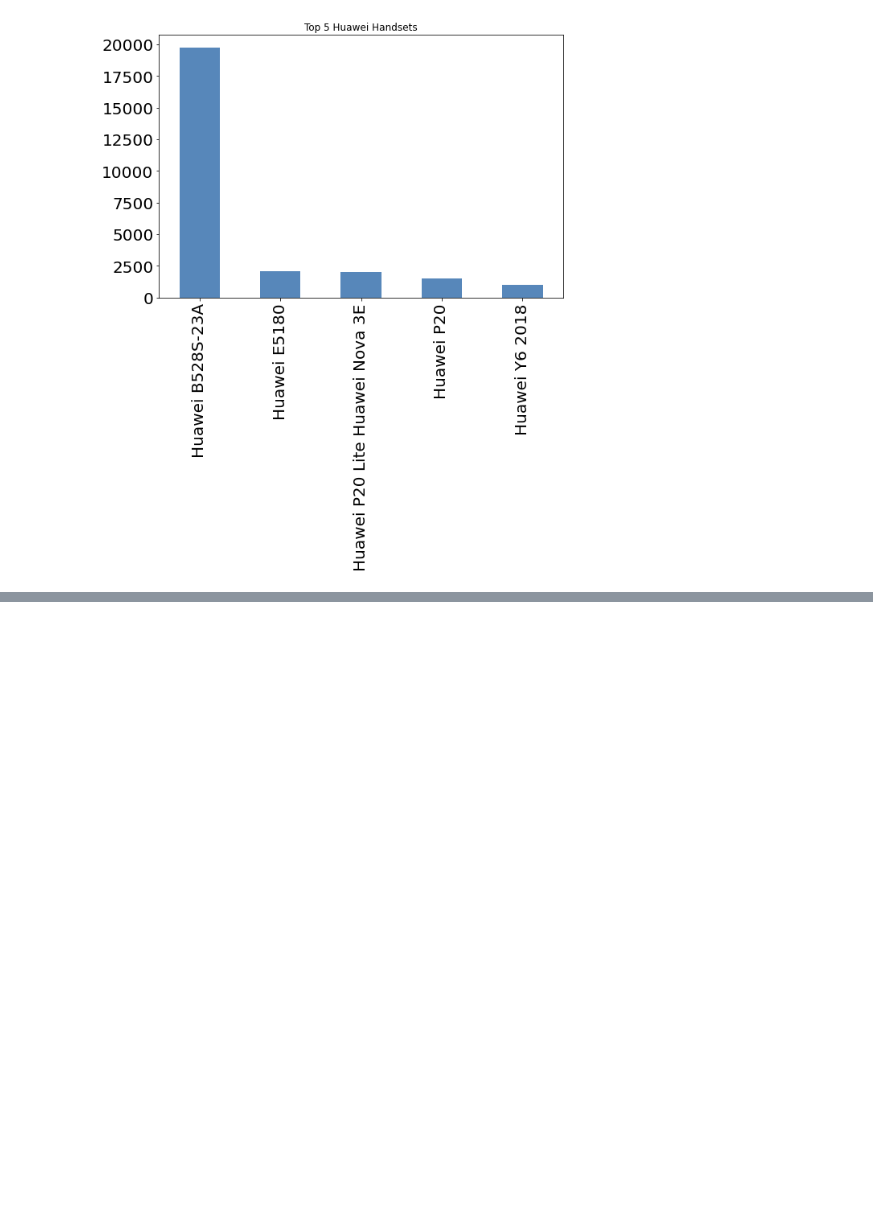
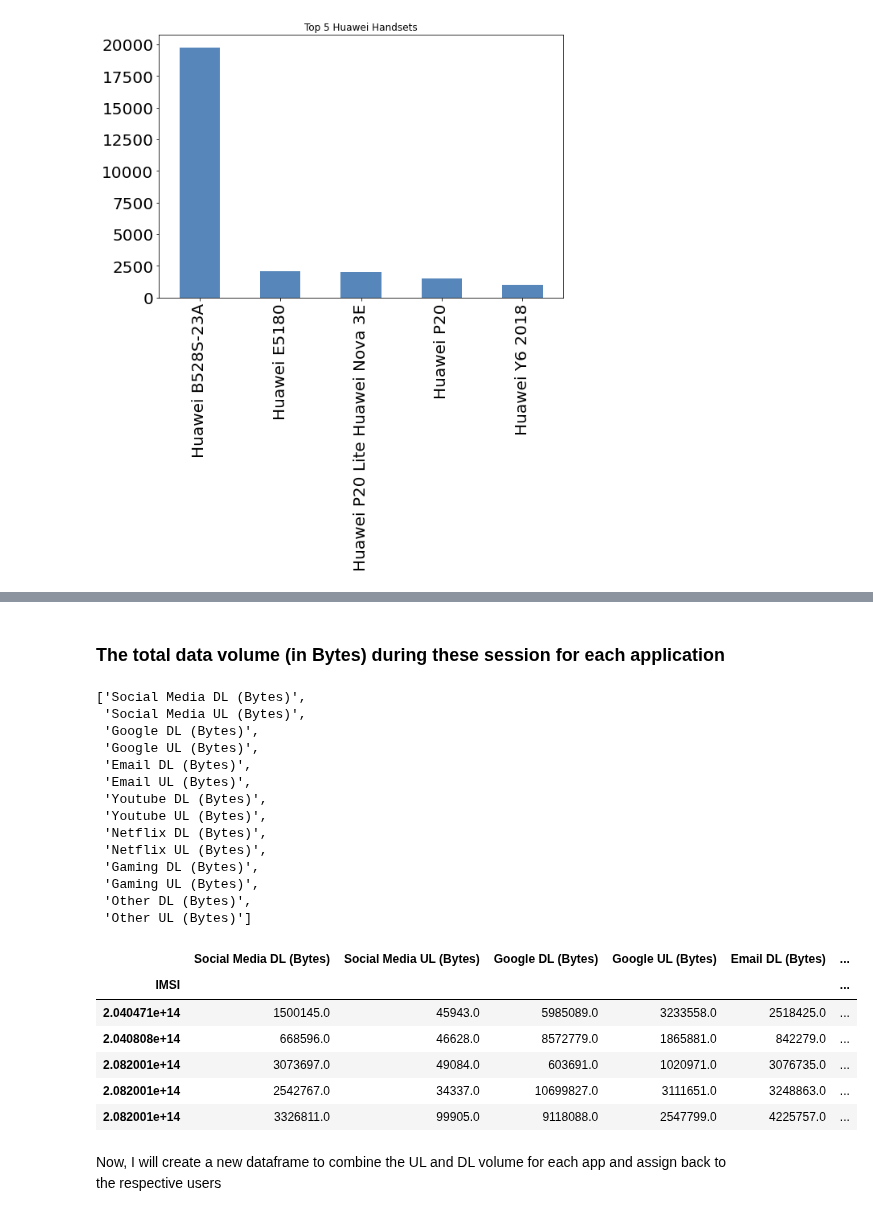
Before and after one commit to Hen0k/TellCo-user-analysis, a Jupyter notebook: notebooks/1-User-Overview-Analysis.ipynb, the cells around one changed output, grey strips where cells are left out. Drawn from its saved outputs; the diff is of its cells as text; code cells hidden in the pictures; blank space fills up the shorter version.

```diff
--- a/notebooks/1-User-Overview-Analysis.ipynb
+++ b/notebooks/1-User-Overview-Analysis.ipynb
@@ -84,0 +189,31 @@ top_5_huawei = plot_top_n_counts(huawei, 'Handset Type', 5, "Top 5 Huawei Handse
+# %% [markdown]
+### The total data volume (in Bytes) during these session for each application
+# %%
+app_columns = [col for col in df.columns if col.endswith('L (Bytes)')][2:-2]
+display(app_columns)
+user_app_ULDL_data_vol = df.groupby(by=['IMSI'])[app_columns].sum()
+user_app_ULDL_data_vol.head()
+# %% [output]
+['Social Media DL (Bytes)',
+ 'Social Media UL (Bytes)',
+ 'Google DL (Bytes)',
+ 'Google UL (Bytes)',
+ 'Email DL (Bytes)',
+ 'Email UL (Bytes)',
+ 'Youtube DL (Bytes)',
+ 'Youtube UL (Bytes)',
+ 'Netflix DL (Bytes)',
+ 'Netflix UL (Bytes)',
+ 'Gaming DL (Bytes)',
+ 'Gaming UL (Bytes)',
+ 'Other DL (Bytes)',
+ 'Other UL (Bytes)']
+|  | Social Media DL (Bytes) | Social Media UL (Bytes) | Google DL (Bytes) | Google UL (Bytes) | Email DL (Bytes) | ... |
+| IMSI |  |  |  |  |  | ... |
+| 2.040471e+14 | 1500145.0 | 45943.0 | 5985089.0 | 3233558.0 | 2518425.0 | ... |
+| 2.040808e+14 | 668596.0 | 46628.0 | 8572779.0 | 1865881.0 | 842279.0 | ... |
+| 2.082001e+14 | 3073697.0 | 49084.0 | 603691.0 | 1020971.0 | 3076735.0 | ... |
+| 2.082001e+14 | 2542767.0 | 34337.0 | 10699827.0 | 3111651.0 | 3248863.0 | ... |
+| 2.082001e+14 | 3326811.0 | 99905.0 | 9118088.0 | 2547799.0 | 4225757.0 | ... |
+# %% [markdown]
+Now, I will create a new dataframe to combine the UL and DL volume for each app and assign back to the respective users
```
Also changed, not shown: parts of 18 cells of this notebook.
